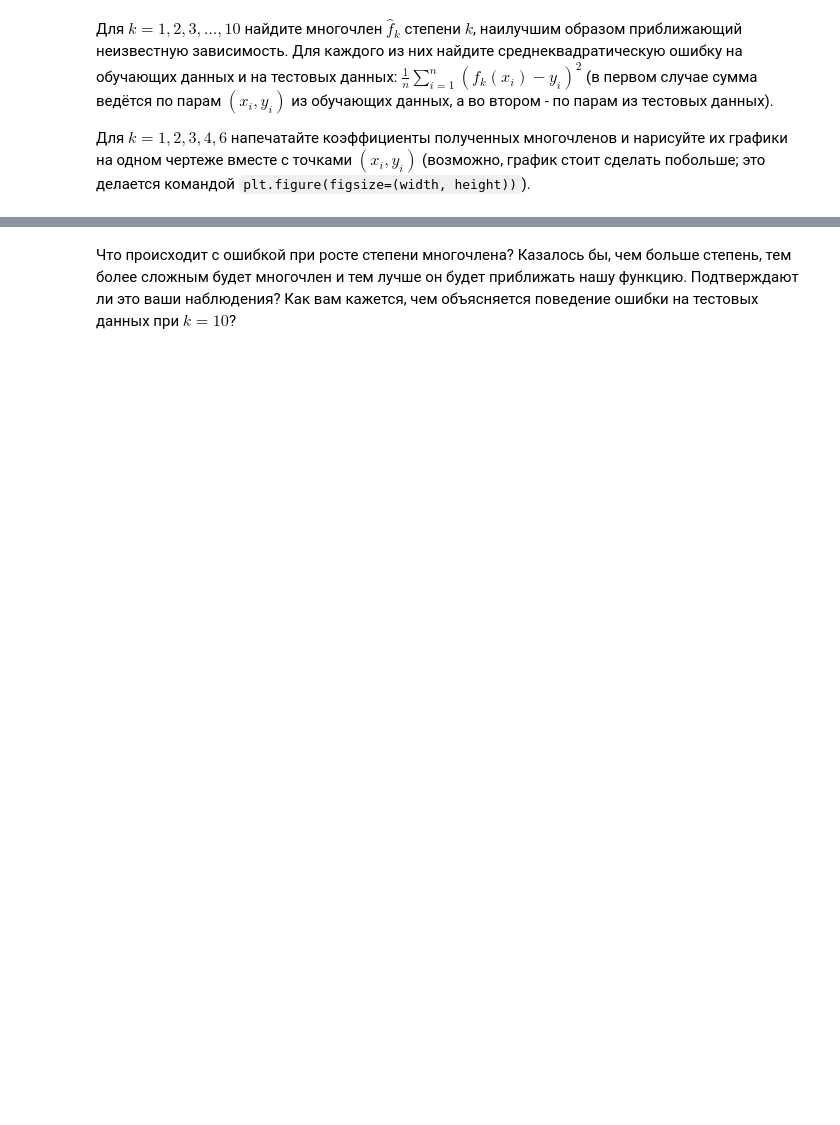
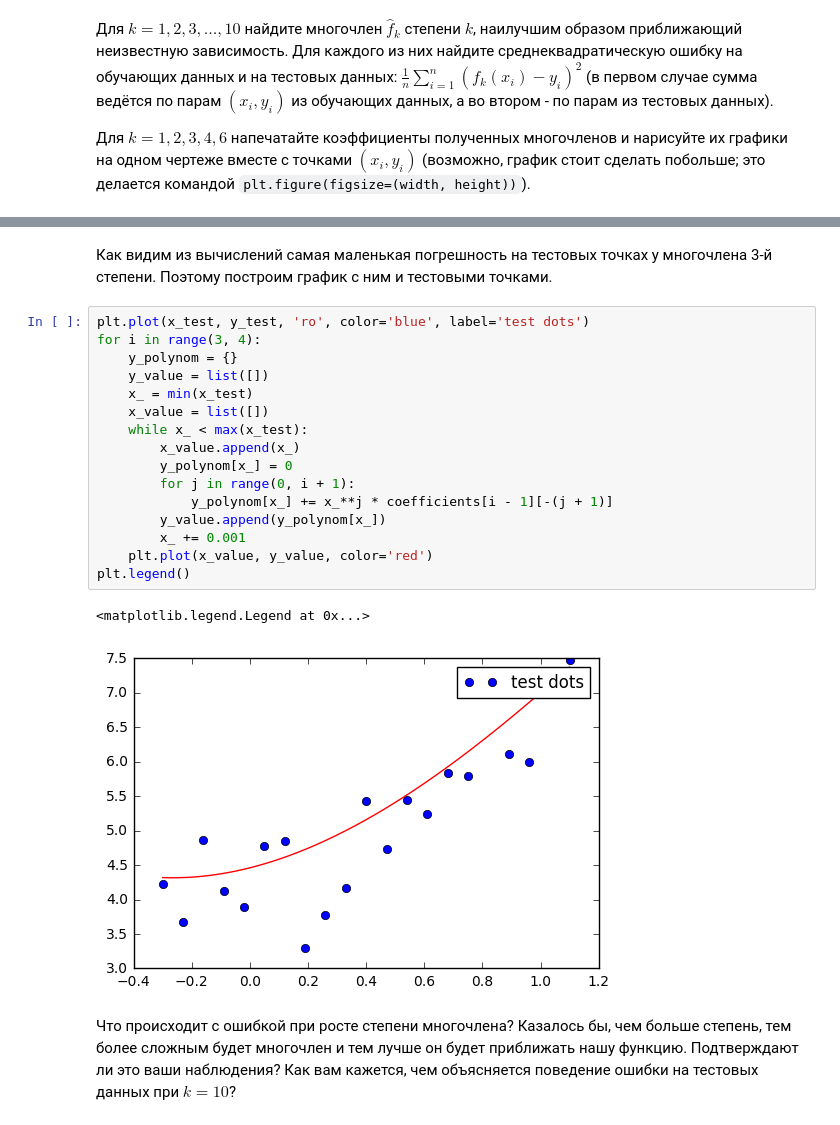
Before and after one commit to Mikhail-off/LinalgLab2, a Jupyter notebook: HSE Lab (linear regression).ipynb, the cells around one changed output, grey strips where cells are left out. Saved outputs shown, nothing was run; the diff lists cells and outputs as text; blank space fills up the shorter version.

```diff
--- a/HSE Lab (linear regression).ipynb
+++ b/HSE Lab (linear regression).ipynb
@@ -123,2 +228,23 @@ ImportError: No module named matplotlib.pyplot
+# %% [markdown]
+Как видим из вычислений самая маленькая погрешность на тестовых точках у многочлена 3-й степени. Поэтому построим график с ним и тестовыми точками.
+# %%
+plt.plot(x_test, y_test, 'ro', color='blue', label='test dots')
+for i in range(3, 4):
+    y_polynom = {}
+    y_value = list([])
+    x_ = min(x_test)
+    x_value = list([])
+    while x_ < max(x_test):
+        x_value.append(x_)
+        y_polynom[x_] = 0
+        for j in range(0, i + 1):
+            y_polynom[x_] += x_**j * coefficients[i - 1][-(j + 1)]
+        y_value.append(y_polynom[x_])
+        x_ += 0.001
+    plt.plot(x_value, y_value, color='red')
+plt.legend()
+# %% [output]
+<matplotlib.legend.Legend at 0x...>
+[figure, added]
 # %% [markdown]
 Что происходит с ошибкой при росте степени многочлена? Казалось бы, чем больше степень, тем более сложным будет многочлен и тем лучше он будет приближать нашу функцию. Подтверждают ли это ваши наблюдения? Как вам кажется, чем объясняется поведение ошибки на тестовых данных при $k = 10$?
```
Also changed, not shown: parts of 11 cells of this notebook.
